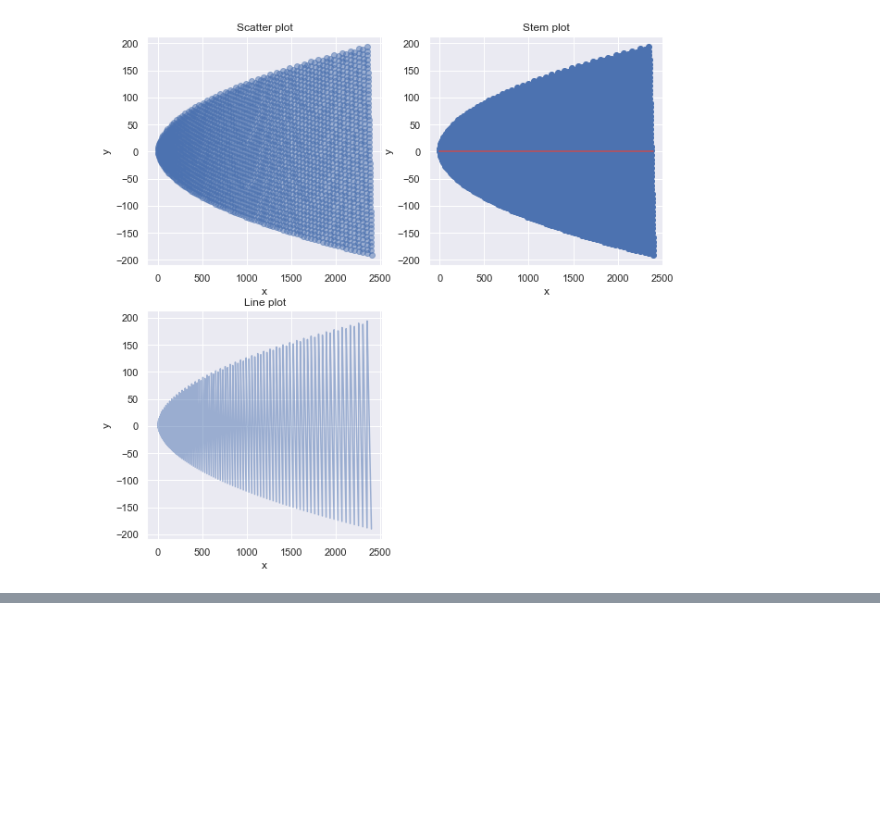
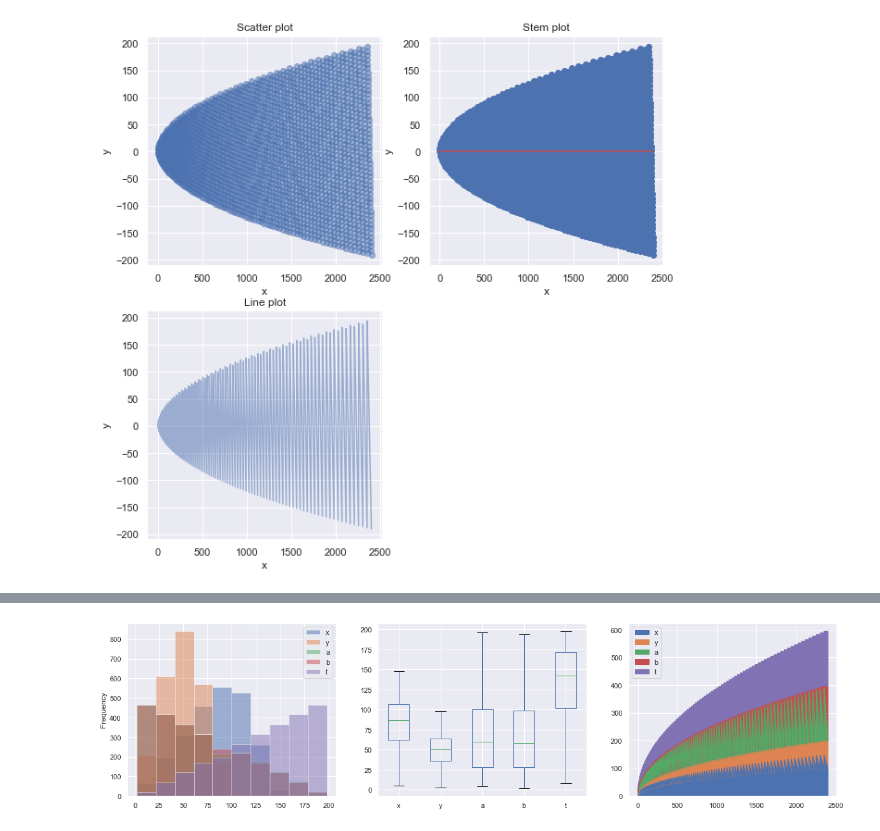
Before and after one commit to franec94/Pittsburgh-Bridge-Dataset, a Jupyter notebook: pittsburgh-bridges-data-set-analysis/resources/examples/notebooks/fancy_example.ipynb, the cells around one changed output, grey strips where cells are left out. Saved outputs shown, nothing was run; the diff lists cells and outputs as text; code cells hidden in the pictures; blank space fills up the shorter version.

```diff
--- a/pittsburgh-bridges-data-set-analysis/resources/examples/notebooks/fancy_example.ipynb
+++ b/pittsburgh-bridges-data-set-analysis/resources/examples/notebooks/fancy_example.ipynb
@@ -109,0 +120,4 @@ plot_stem_line_scatter(x, y, gridshape=[2, 2], figsize=(10, 10))
+# %%
+show_basis_df_plots(df, target_name=TARGET, gridshape=(1, 3), figsize=(20, 5))
+# %% [output]
+[figure, added]
```
Also changed, not shown: parts of 19 cells of this notebook, 2 other files.
